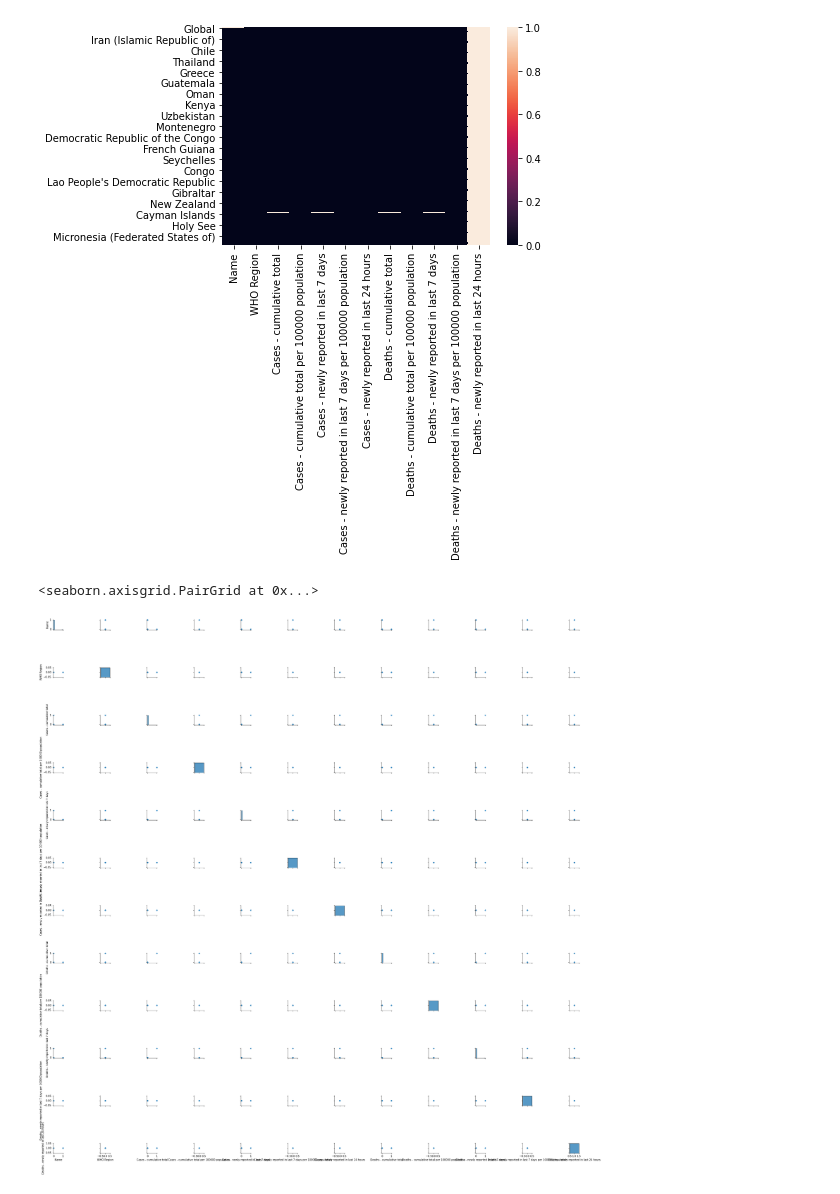
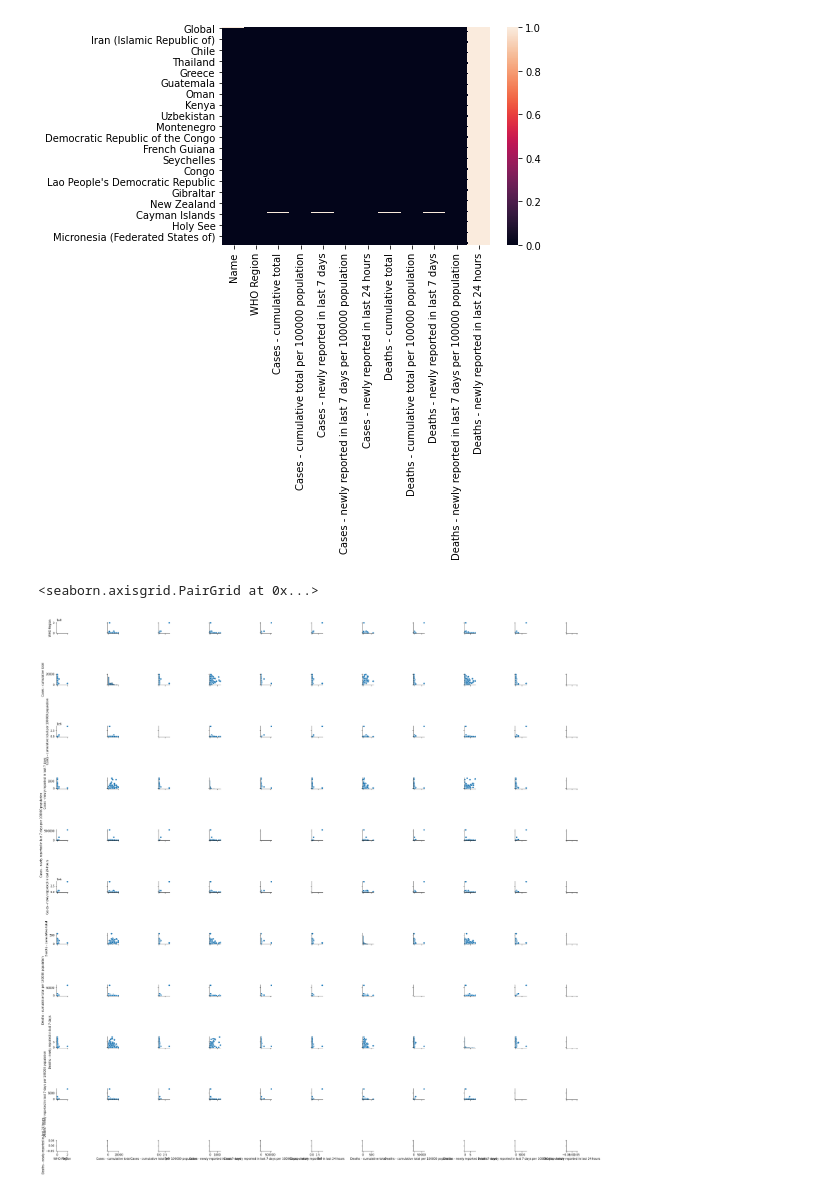
Before and after one commit to Bhargavi-Pinninti/Appl-Eda, a Jupyter notebook: Covid_data_html.ipynb, the cells around one changed output. Drawn from its saved outputs; the diff is of its cells as text; code cells hidden in the pictures.

```diff
--- a/Covid_data_html.ipynb
+++ b/Covid_data_html.ipynb
@@ -99,7 +99,7 @@ sns.heatmap(data.isnull())
 <matplotlib.axes._subplots.AxesSubplot at 0x...>
 [figure]
 # %%
-sns.pairplot(data.isnull())
+sns.pairplot(data)
 # %% [output]
 <seaborn.axisgrid.PairGrid at 0x...>
-[figure, old version]
+[figure, new version]
```
